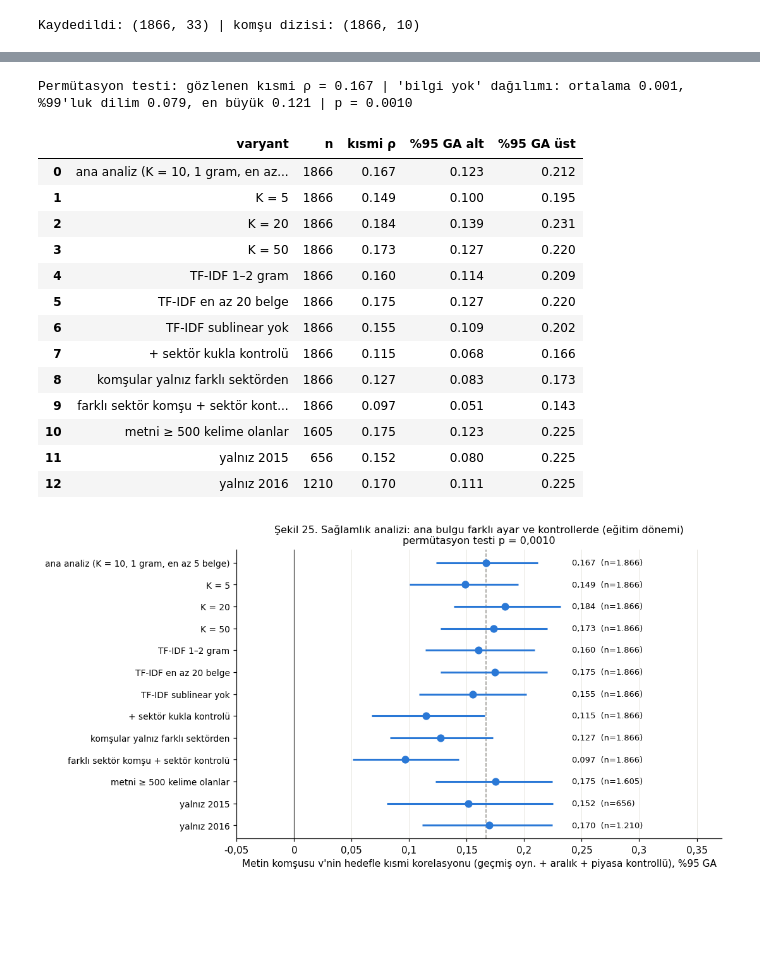
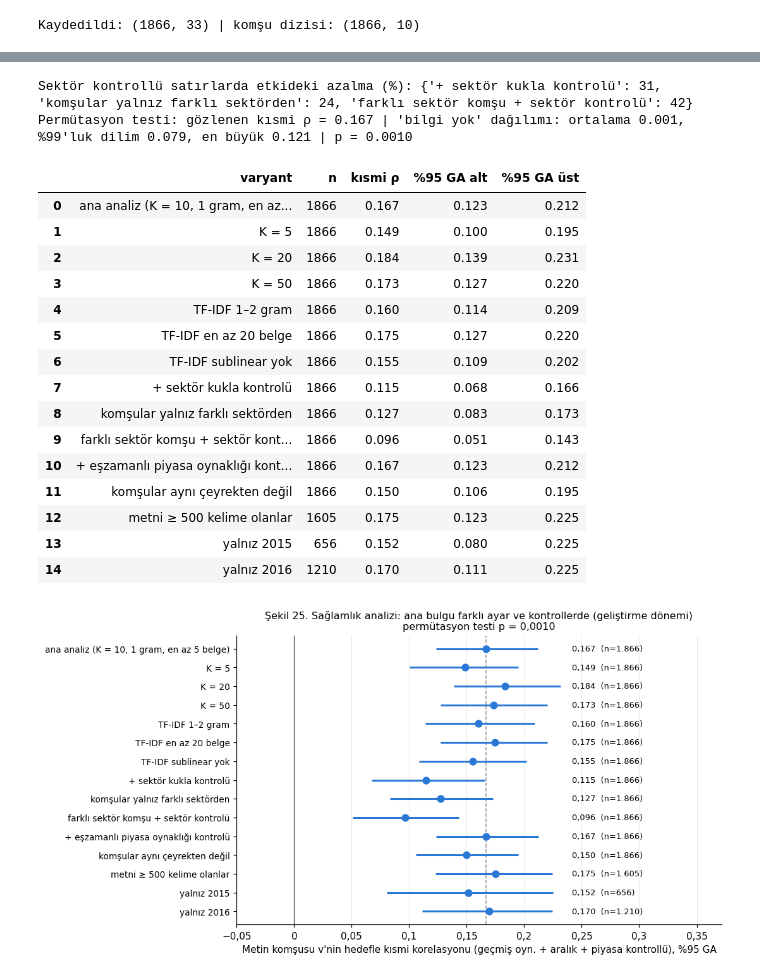
Before and after one commit to emirhanok1/kazanc-oynaklik, a Jupyter notebook: notebooks/03_kesifsel_analiz.ipynb, the cells around one changed output, grey strips where cells are left out. Saved outputs shown, nothing was run; the diff lists cells and outputs as text; code cells hidden in the pictures; blank space fills up the shorter version.

```diff
--- a/notebooks/03_kesifsel_analiz.ipynb
+++ b/notebooks/03_kesifsel_analiz.ipynb
@@ -234,10 +243,10 @@ for ax, k in zip(eksen, oz):
         b.set_facecolor(renk); b.set_alpha(0.85); b.set_edgecolor("white")
     vp["cmedians"].set_color(KOYU)
     H, p, eps = kw(e, k)
-    ax.set_title(f"{adlar[k]}\nKruskal–Wallis {pyaz(p)}, ε² = {tr(eps, 3)}", fontsize=9.5)
+    ax.set_title(f"{adlar[k]}\nKruskal–Wallis {pyaz(p)}, {epsyaz(eps)}", fontsize=9.5)
     ax.set_xticks([1, 2, 3], SINIF)
     ax.yaxis.set_major_formatter(VIRGUL)
-fig.suptitle(f"Şekil 17. Fiyat serisinden özet özellikler sınıflara göre (eğitim dönemi, n = {tr(len(e))})", y=1.05, fontsize=11)
+fig.suptitle(f"Şekil 17. Fiyat serisinden özet özellikler sınıflara göre (geliştirme dönemi, n = {tr(len(e))})", y=1.05, fontsize=11)
 kaydet(fig, "f3_03_fiyat_siniflar")
 plt.show()
 for k in ["gecmis_oyn_60", "gecmis_oyn_5", "aralik_ort", "hacim_son5", "getiri_60", "piyasa_once"]:
@@ -422,16 +431,16 @@ böylece 10 komşu 10 farklı şirketten gelir, ne kendi şirketinin kimliği ne
 # %%
 metinler = [" ".join(s) for s in t.set_index("klasor").loc[e.klasor, "cumleler_temiz"]]
 K = 10
-komsu, B, tf, A = metin_komsulari(metinler, e.ticker, K=K)       # TF-IDF yalnız bu (eğitim dönemi) metinlerden öğrenilir
+komsu, B, tf, A = metin_komsulari(metinler, e.ticker, K=K)       # TF-IDF yalnız bu (geliştirme dönemi) metinlerden öğrenilir
 assert all(len(set(e.ticker.to_numpy()[k])) == K for k in komsu), "komşular 10 farklı şirketten olmalı"
 assert not (e.ticker.to_numpy()[komsu] == e.ticker.to_numpy()[:, None]).any(), "kendi şirketi komşu olamaz"
 e["komsu_v"] = e.v.to_numpy()[komsu].mean(axis=1)
 e["komsu_gecmis"] = e.gecmis_oyn_60.to_numpy()[komsu].mean(axis=1)
-e["komsu_ayni_sektor"] = (e.bolum.to_numpy()[komsu] == e.bolum.to_numpy()[:, None]).mean(axis=1)
+e["komsu_ayni_sektor"] = (e.sektor.to_numpy()[komsu] == e.sektor.to_numpy()[:, None]).mean(axis=1)
 print(f"TF-IDF sözlüğü: {A.shape[1]:,} kelime | komşu sayısı: {K} | komşuların aynı sektörden olma payı: "
-      f"%{100 * e.komsu_ayni_sektor[e.bolum != 'bilinmiyor'].mean():.1f}")
-bolum_payi = e.bolum.value_counts(normalize=True)
-print(f"Karşılaştırma: rastgele iki çağrının aynı sektörden olma olasılığı ≈ %{100 * (bolum_payi ** 2).sum():.1f}")
+      f"%{100 * e.komsu_ayni_sektor[e.sektor != 'bilinmiyor'].mean():.1f}")
+sektor_payi = e.sektor.value_counts(normalize=True)
+print(f"Karşılaştırma: rastgele iki çağrının aynı sektörden olma olasılığı ≈ %{100 * (sektor_payi ** 2).sum():.1f}")
 print(f"Spearman(komsu_v, v) = {stats.spearmanr(e.komsu_v, e.v)[0]:.3f} | Spearman(komsu_v, geçmiş oynaklık) = "
       f"{stats.spearmanr(e.komsu_v, e.gecmis_oyn_60)[0]:.3f}")
 # %% [output]
@@ -456,12 +465,12 @@ ax.set_xticks(range(len(kol)), [etiket_ad[k] for k in kol], rotation=55, ha="rig
 ax.set_yticks(range(len(kol)), [etiket_ad[k] for k in kol], fontsize=8.5)
 for i in range(len(kol)):
     for j in range(len(kol)):
-        ax.text(j, i, tr(C.values[i, j], 2), ha="center", va="center", fontsize=7, color="white" if abs(C.values[i, j]) > 0.55 else KOYU)
+        ax.text(j, i, tr(C.values[i, j], 2), ha="center", va="center", fontsize=8, color="white" if abs(C.values[i, j]) > 0.55 else KOYU)
 ax.grid(False)
 for k in (4.5, 9.5, 10.5):
     ax.axhline(k, color="white", lw=2); ax.axvline(k, color="white", lw=2)
-fig.colorbar(im, ax=ax, label="Spearman ρ", shrink=0.8)
-ax.set_title(f"Şekil 20. Modaliteler arası sıra korelasyonları (eğitim dönemi, n = {tr(len(e))})\nM: metin, F: fiyat, P: piyasa", fontsize=10.5)
+fig.colorbar(im, ax=ax, label="Spearman ρ", shrink=0.8, format=VIRGUL)
+ax.set_title(f"Şekil 20. Modaliteler arası sıra korelasyonları (geliştirme dönemi, n = {tr(len(e))})\nM: metin, F: fiyat, P: piyasa", fontsize=10.5)
 kaydet(fig, "f3_06_korelasyon")
 plt.show()
 print("Hedefle korelasyonlar:", C["v"].drop("v").round(3).sort_values().to_dict())
@@ -633,11 +642,11 @@ for (sol, sag), i in zip(eksen, secim):
     sag.axis("off")
     satir_ = A[i].toarray().ravel()
     ayirt = ", ".join(kelime_ad[np.argsort(-satir_)[:8]])
-    sag.text(0, 1, f"Sektör: {r.bolum}\nMetin komşusu v = {tr(r.komsu_v, 2)}\nEn benzer metinli 5 şirket: {', '.join(komsular)}\n"
+    sag.text(0, 1, f"Sektör: {gorunen.get(r.sektor, r.sektor)}\nMetin komşusu v = {tr(r.komsu_v, 2)}\nEn benzer metinli 5 şirket: {', '.join(komsular)}\n"
              + textwrap.fill(f"Ayırt edici kelimeler (TF-IDF): {ayirt}", 62) + "\n\n"
              + textwrap.fill(textwrap.shorten(" ".join(cum_t[r.klasor][:2]), 260), 62), va="top", fontsize=8.5)
 eksen[-1][0].set_xlabel("Çağrı gününe göre işlem günü (mavi: girdi, turuncu: hedef)")
-fig.suptitle("Şekil 23. Benzer fiyat geçmişi, farklı metin sinyali: aynı çağrının iki modalitesi", y=1.0, fontsize=11)
+fig.suptitle("Şekil 23. Aynı geçmiş oynaklık, farklı metin sinyali: aynı çağrının iki modalitesi", y=1.0, fontsize=11)
 fig.tight_layout()
 kaydet(fig, "f3_09_eslesik_ornek")
 plt.show()
@@ -793,15 +812,20 @@ for K_ in (5, 20, 50):
 olc("TF-IDF 1–2 gram", e.assign(komsu_v=yeni_komsu_v(ngram=(1, 2))))
 olc("TF-IDF en az 20 belge", e.assign(komsu_v=yeni_komsu_v(min_df=20)))
 olc("TF-IDF sublinear yok", e.assign(komsu_v=yeni_komsu_v(sublinear=False)))
-kukla = pd.get_dummies(e.bolum, prefix="sektor", drop_first=True).astype(float)
+kukla = pd.get_dummies(e.sektor, prefix="sektor", drop_first=True).astype(float)
 olc("+ sektör kukla kontrolü", pd.concat([e, kukla], axis=1), kontrol_f + list(kukla.columns))
-e_fs = e.assign(komsu_v=yeni_komsu_v(haric_grup=e.bolum.to_numpy()))
+e_fs = e.assign(komsu_v=yeni_komsu_v(haric_grup=e.sektor.to_numpy()))
 olc("komşular yalnız farklı sektörden", e_fs)
 olc("farklı sektör komşu + sektör kontrolü", pd.concat([e_fs, kukla], axis=1), kontrol_f + list(kukla.columns))
+olc("+ eşzamanlı piyasa oynaklığı kontrolü", e, kontrol_f + ["piyasa_hedef"])
+olc("komşular aynı çeyrekten değil", e.assign(komsu_v=yeni_komsu_v(haric_grup=e.tarih.dt.to_period("Q").astype(str).to_numpy())))
 olc("metni ≥ 500 kelime olanlar", e[e.n_kelime >= 500])
 olc("yalnız 2015", e[e.tarih.dt.year == 2015])
 olc("yalnız 2016", e[e.tarih.dt.year == 2016])
 saglamlik = pd.DataFrame(sag)
+ana_r = saglamlik["kısmi ρ"].iloc[0]
+sek = saglamlik[saglamlik.varyant.str.contains("sektör")]
+print("Sektör kontrollü satırlarda etkideki azalma (%):", dict(zip(sek.varyant, (100 * (1 - sek["kısmi ρ"] / ana_r)).round(0).astype(int).tolist())))
 
 gozlenen = kismi(e, "komsu_v", "v", kontrol_f)
 rng_p = np.random.default_rng(1)
@@ -813,6 +837,7 @@ print(f"Permütasyon testi: gözlenen kısmi ρ = {gozlenen:.3f} | 'bilgi yok' d
 saglamlik.to_csv(CIKTI / "f3_saglamlik.csv", index=False)
 saglamlik.round(3)
 # %% [output]
+Sektör kontrollü satırlarda etkideki azalma (%): {'+ sektör kukla kontrolü': 31, 'komşular yalnız farklı sektörden': 24, 'farklı sektör komşu + sektör kontrolü': 42}
 Permütasyon testi: gözlenen kısmi ρ = 0.167 | 'bilgi yok' dağılımı: ortalama 0.001, %99'luk dilim 0.079, en büyük 0.121 | p = 0.0010
 |  | varyant | n | kısmi ρ | %95 GA alt | %95 GA üst |
 | 0 | ana analiz (K = 10, 1 gram, en az... | 1866 | 0.167 | 0.123 | 0.212 |
@@ -824,29 +849,31 @@ Permütasyon testi: gözlenen kısmi ρ = 0.167 | 'bilgi yok' dağılımı: orta
 | 6 | TF-IDF sublinear yok | 1866 | 0.155 | 0.109 | 0.202 |
 | 7 | + sektör kukla kontrolü | 1866 | 0.115 | 0.068 | 0.166 |
 | 8 | komşular yalnız farklı sektörden | 1866 | 0.127 | 0.083 | 0.173 |
-| 9 | farklı sektör komşu + sektör kont... | 1866 | 0.097 | 0.051 | 0.143 |
-| 10 | metni ≥ 500 kelime olanlar | 1605 | 0.175 | 0.123 | 0.225 |
-| 11 | yalnız 2015 | 656 | 0.152 | 0.080 | 0.225 |
-| 12 | yalnız 2016 | 1210 | 0.170 | 0.111 | 0.225 |
+| 9 | farklı sektör komşu + sektör kont... | 1866 | 0.096 | 0.051 | 0.143 |
+| 10 | + eşzamanlı piyasa oynaklığı kont... | 1866 | 0.167 | 0.123 | 0.212 |
+| 11 | komşular aynı çeyrekten değil | 1866 | 0.150 | 0.106 | 0.195 |
+| 12 | metni ≥ 500 kelime olanlar | 1605 | 0.175 | 0.123 | 0.225 |
+| 13 | yalnız 2015 | 656 | 0.152 | 0.080 | 0.225 |
+| 14 | yalnız 2016 | 1210 | 0.170 | 0.111 | 0.225 |
 # %%
 fig, ax = plt.subplots(figsize=(9, 5.4))
 y = np.arange(len(saglamlik))[::-1]
 ax.axvline(0, color=KOYU, lw=0.8)
 ax.axvline(saglamlik["kısmi ρ"].iloc[0], color=GRI, lw=1, ls="--")
 ax.hlines(y, saglamlik["%95 GA alt"], saglamlik["%95 GA üst"], color=MAVI, lw=2)
 ax.plot(saglamlik["kısmi ρ"], y, "o", color=MAVI, ms=7)
 for yi, (r, n) in zip(y, zip(saglamlik["kısmi ρ"], saglamlik["n"])):
     ax.text(saglamlik["%95 GA üst"].max() + 0.01, yi, f"{tr(r, 3)}  (n={tr(n)})", va="center", fontsize=8.5)
 ax.set_yticks(y, saglamlik.varyant, fontsize=9)
 ax.set_xlim(min(-0.05, saglamlik["%95 GA alt"].min() - 0.02), saglamlik["%95 GA üst"].max() + 0.14)
 ax.xaxis.set_major_formatter(VIRGUL)
 ax.set_xlabel("Metin komşusu v'nin hedefle kısmi korelasyonu (geçmiş oyn. + aralık + piyasa kontrollü), %95 GA")
 ax.grid(axis="y", visible=False)
-ax.set_title(f"Şekil 25. Sağlamlık analizi: ana bulgu farklı ayar ve kontrollerde (eğitim dönemi)\npermütasyon testi p = {tr(p_perm, 4)}", fontsize=10.5)
+ax.set_title(f"Şekil 25. Sağlamlık analizi: ana bulgu farklı ayar ve kontrollerde (geliştirme dönemi)\npermütasyon testi p = {tr(p_perm, 4)}", fontsize=10.5)
 kaydet(fig, "f3_11_saglamlik")
 plt.show()
 # %% [output]
-[figure, old version]
+[figure, new version]
 # %%
 # Sözlük sonucu yasal uyarı kalıp metninden mi kaynaklanıyor? Bu cümleler çıkarılıp sözlük oranları yeniden hesaplanır.
 kalip = re.compile(r"forward-looking|safe harbor|risks and uncertainties|actual results (?:may|could) differ|non-gaap", re.I)
```
Also changed, not shown: parts of 37 cells of this notebook, 48 other files.
